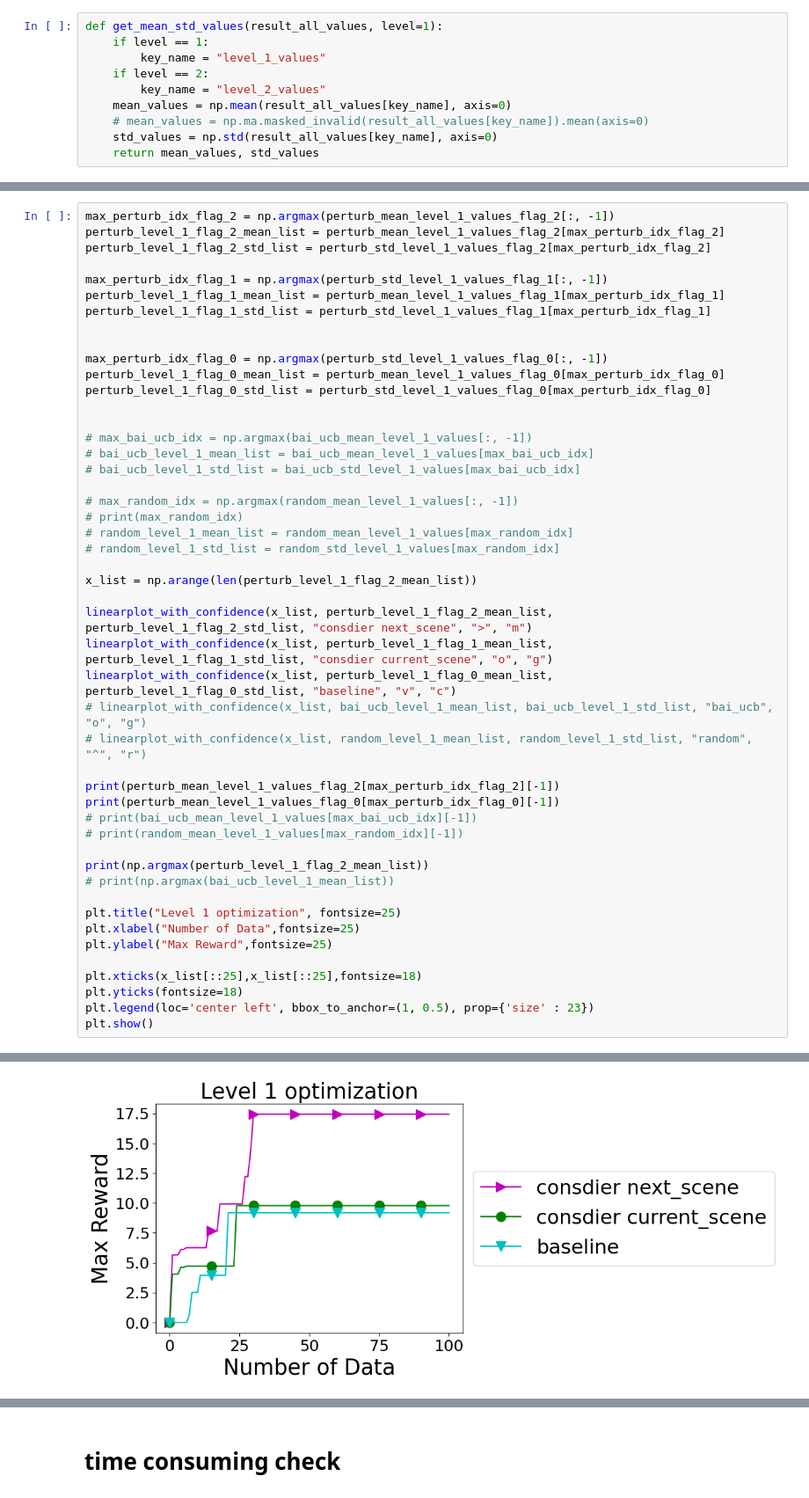
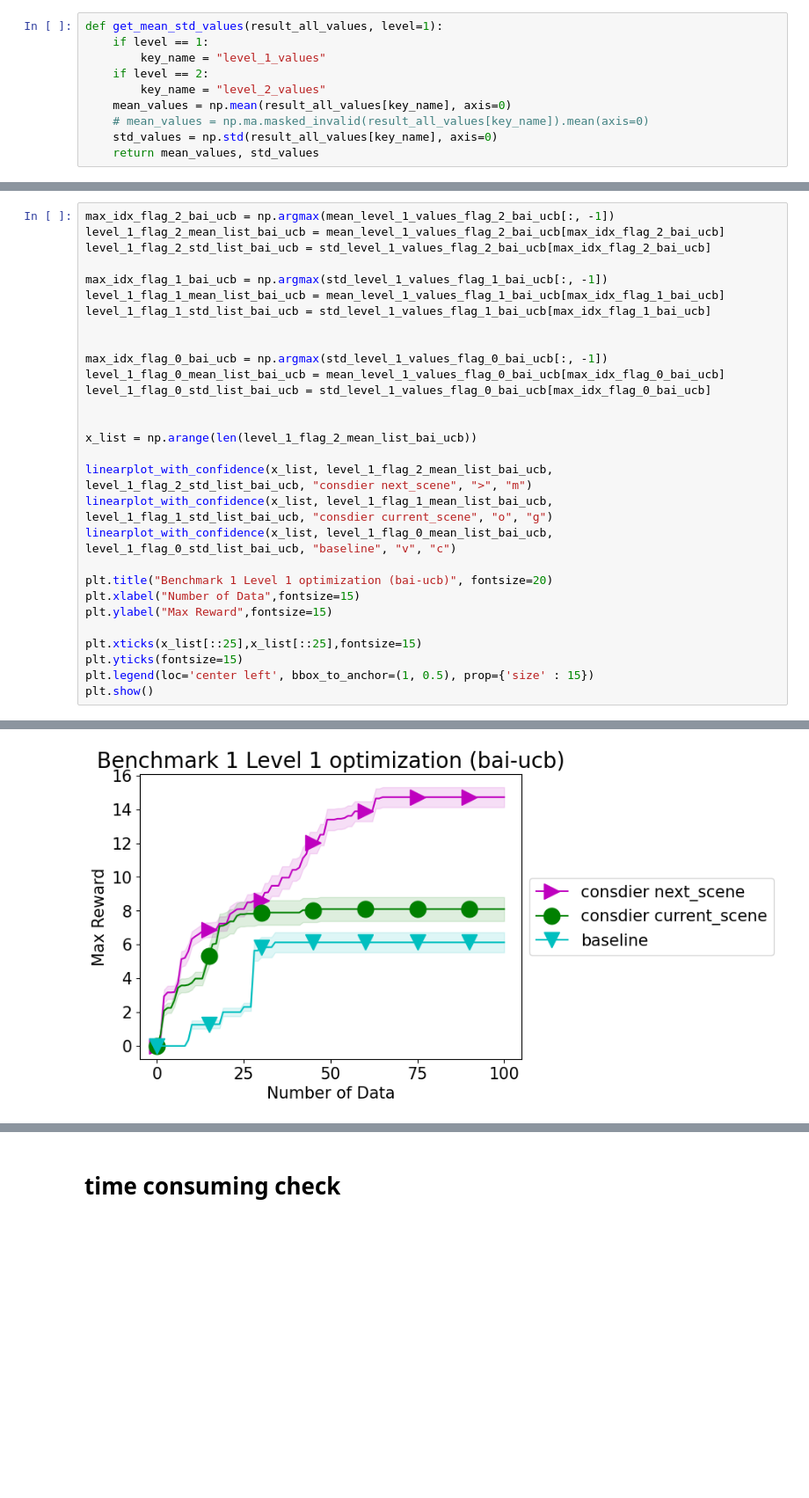
Before and after one commit to juju0111/pytamp, a Jupyter notebook: results/benchmark0/benchmark0_rearr_result_level_2.ipynb, the cells around one changed output, grey strips where cells are left out. Shown at 88% size. Saved outputs shown, nothing was run; the diff lists cells and outputs as text; blank space fills up the shorter version.

Commit message:
data graph push

```diff
--- a/results/benchmark0/benchmark0_rearr_result_level_2.ipynb
+++ b/results/benchmark0/benchmark0_rearr_result_level_2.ipynb
@@ -118,49 +259,30 @@ plot_values(perturb_mean_level_1_values_flag_0, labels=bai_perturb_result_all_va
 # %%
-max_perturb_idx_flag_2 = np.argmax(perturb_mean_level_1_values_flag_2[:, -1])
-perturb_level_1_flag_2_mean_list = perturb_mean_level_1_values_flag_2[max_perturb_idx_flag_2]
-perturb_level_1_flag_2_std_list = perturb_std_level_1_values_flag_2[max_perturb_idx_flag_2]
+max_idx_flag_2_bai_ucb = np.argmax(mean_level_1_values_flag_2_bai_ucb[:, -1])
+level_1_flag_2_mean_list_bai_ucb = mean_level_1_values_flag_2_bai_ucb[max_idx_flag_2_bai_ucb]
+level_1_flag_2_std_list_bai_ucb = std_level_1_values_flag_2_bai_ucb[max_idx_flag_2_bai_ucb]
 
-max_perturb_idx_flag_1 = np.argmax(perturb_std_level_1_values_flag_1[:, -1])
-perturb_level_1_flag_1_mean_list = perturb_mean_level_1_values_flag_1[max_perturb_idx_flag_1]
-perturb_level_1_flag_1_std_list = perturb_std_level_1_values_flag_1[max_perturb_idx_flag_1]
+max_idx_flag_1_bai_ucb = np.argmax(std_level_1_values_flag_1_bai_ucb[:, -1])
+level_1_flag_1_mean_list_bai_ucb = mean_level_1_values_flag_1_bai_ucb[max_idx_flag_1_bai_ucb]
+level_1_flag_1_std_list_bai_ucb = std_level_1_values_flag_1_bai_ucb[max_idx_flag_1_bai_ucb]
 
 
-max_perturb_idx_flag_0 = np.argmax(perturb_std_level_1_values_flag_0[:, -1])
-perturb_level_1_flag_0_mean_list = perturb_mean_level_1_values_flag_0[max_perturb_idx_flag_0]
-perturb_level_1_flag_0_std_list = perturb_std_level_1_values_flag_0[max_perturb_idx_flag_0]
+max_idx_flag_0_bai_ucb = np.argmax(std_level_1_values_flag_0_bai_ucb[:, -1])
+level_1_flag_0_mean_list_bai_ucb = mean_level_1_values_flag_0_bai_ucb[max_idx_flag_0_bai_ucb]
+level_1_flag_0_std_list_bai_ucb = std_level_1_values_flag_0_bai_ucb[max_idx_flag_0_bai_ucb]
 
 
-# max_bai_ucb_idx = np.argmax(bai_ucb_mean_level_1_values[:, -1])
-# bai_ucb_level_1_mean_list = bai_ucb_mean_level_1_values[max_bai_ucb_idx]
-# bai_ucb_level_1_std_list = bai_ucb_std_level_1_values[max_bai_ucb_idx]
+x_list = np.arange(len(level_1_flag_2_mean_list_bai_ucb))
 
-# max_random_idx = np.argmax(random_mean_level_1_values[:, -1])
-# print(max_random_idx)
-# random_level_1_mean_list = random_mean_level_1_values[max_random_idx]
-# random_level_1_std_list = random_std_level_1_values[max_random_idx]
+linearplot_with_confidence(x_list, level_1_flag_2_mean_list_bai_ucb, level_1_flag_2_std_list_bai_ucb, "consdier next_scene", ">", "m")
+linearplot_with_confidence(x_list, level_1_flag_1_mean_list_bai_ucb, level_1_flag_1_std_list_bai_ucb, "consdier current_scene", "o", "g")
+linearplot_with_confidence(x_list, level_1_flag_0_mean_list_bai_ucb, level_1_flag_0_std_list_bai_ucb, "baseline", "v", "c")
 
-x_list = np.arange(len(perturb_level_1_flag_2_mean_list))
+plt.title("Benchmark 1 Level 1 optimization (bai-ucb)", fontsize=20)
+plt.xlabel("Number of Data",fontsize=15)
+plt.ylabel("Max Reward",fontsize=15)
 
-linearplot_with_confidence(x_list, perturb_level_1_flag_2_mean_list, perturb_level_1_flag_2_std_list, "consdier next_scene", ">", "m")
-linearplot_with_confidence(x_list, perturb_level_1_flag_1_mean_list, perturb_level_1_flag_1_std_list, "consdier current_scene", "o", "g")
-linearplot_with_confidence(x_list, perturb_level_1_flag_0_mean_list, perturb_level_1_flag_0_std_list, "baseline", "v", "c")
-# linearplot_with_confidence(x_list, bai_ucb_level_1_mean_list, bai_ucb_level_1_std_list, "bai_ucb", "o", "g")
-# linearplot_with_confidence(x_list, random_level_1_mean_list, random_level_1_std_list, "random", "^", "r")
-
-print(perturb_mean_level_1_values_flag_2[max_perturb_idx_flag_2][-1])
-print(perturb_mean_level_1_values_flag_0[max_perturb_idx_flag_0][-1])
-# print(bai_ucb_mean_level_1_values[max_bai_ucb_idx][-1])
-# print(random_mean_level_1_values[max_random_idx][-1])
-
-print(np.argmax(perturb_level_1_flag_2_mean_list))
-# print(np.argmax(bai_ucb_level_1_mean_list))
-
-plt.title("Level 1 optimization", fontsize=25)
-plt.xlabel("Number of Data",fontsize=25)
-plt.ylabel("Max Reward",fontsize=25)
-
-plt.xticks(x_list[::25],x_list[::25],fontsize=18)
-plt.yticks(fontsize=18)
-plt.legend(loc='center left', bbox_to_anchor=(1, 0.5), prop={'size' : 23})
+plt.xticks(x_list[::25],x_list[::25],fontsize=15)
+plt.yticks(fontsize=15)
+plt.legend(loc='center left', bbox_to_anchor=(1, 0.5), prop={'size' : 15})
 plt.show()
 # %% [output]
@@ -170 +289 @@ plt.show()
-[figure, old version]
+[figure, new version]
```
Also changed, not shown: parts of 31 cells of this notebook, 3 other files.
